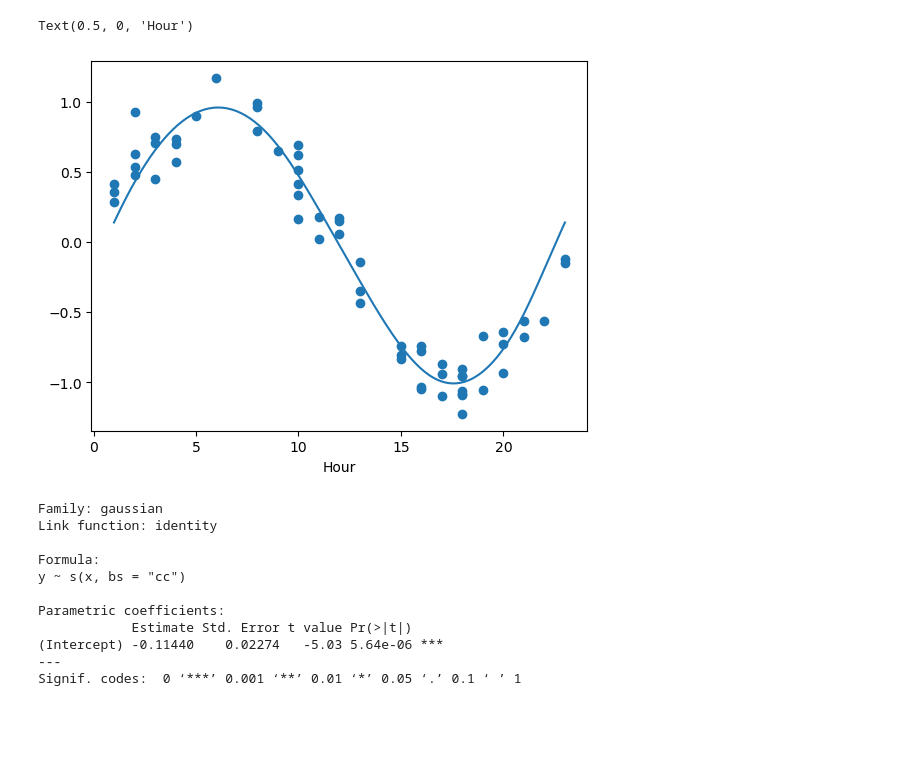
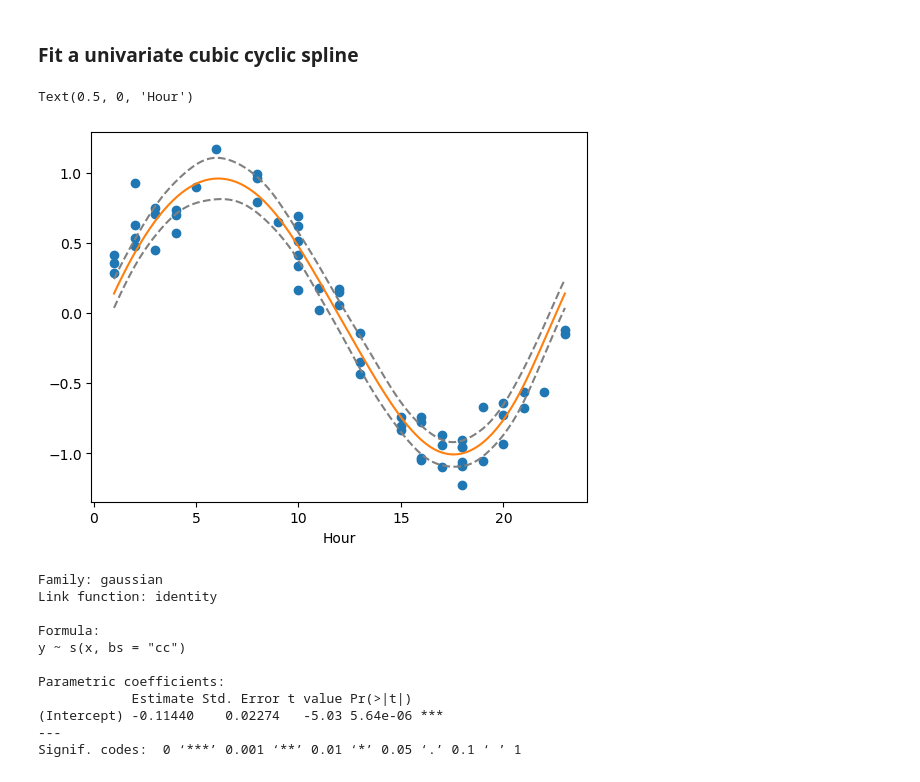
Before and after one commit to danielward27/pymgcv, a Jupyter notebook: docs/examples/simple_example.ipynb, the cells around one changed output. Drawn from its saved outputs; the diff is of its cells as text; code cells hidden in the pictures; blank space fills up the shorter version.

```diff
--- a/docs/examples/simple_example.ipynb
+++ b/docs/examples/simple_example.ipynb
@@ -1,35 +1,38 @@
+# %% [markdown]
+### Fit a univariate cubic cyclic spline
 # %%
 
 import matplotlib.pyplot as plt
 import numpy as np
-import pandas as pd
 
 from pymgcv import smooth
+from pymgcv.bases import CubicSpline
 from pymgcv.gam import gam
-from pymgcv.bases import CubicSpline
 
 n = 60
 rng = np.random.default_rng(42)
 x = rng.integers(0, 24, size=n)
 y = np.sin((x/12)*np.pi) + rng.normal(scale=0.2, size=n)
-data = pd.DataFrame({"x": x, "y": y})
+data = {"x": x, "y": y}
 # %%
 
 fitted_gam = gam(
     dependent="y",
     independent=[smooth("x", bs=CubicSpline(cyclic=True))],
     data=data,
 )
 
 x_linspace = np.linspace(np.min(x), np.max(x), 200)
-y_hat = fitted_gam.predict(pd.DataFrame({"x": x_linspace}))
+pred = fitted_gam.predict({"x": x_linspace})
 
 plt.scatter(x, y)
-plt.plot(x_linspace, y_hat)
+plt.plot(x_linspace, pred["fit"], color="tab:orange")
+plt.plot(x_linspace, pred["fit"] + 2 * pred["se_fit"], "--", color="gray")
+plt.plot(x_linspace, pred["fit"] - 2 * pred["se_fit"], "--", color="gray")
 plt.xlabel("Hour")
 # %% [output]
 Text(0.5, 0, 'Hour')
-[figure, old version]
+[figure, new version]
 # %%
 print(fitted_gam.summary())
 # %% [output]
```
Also changed, not shown: 7 other files.
